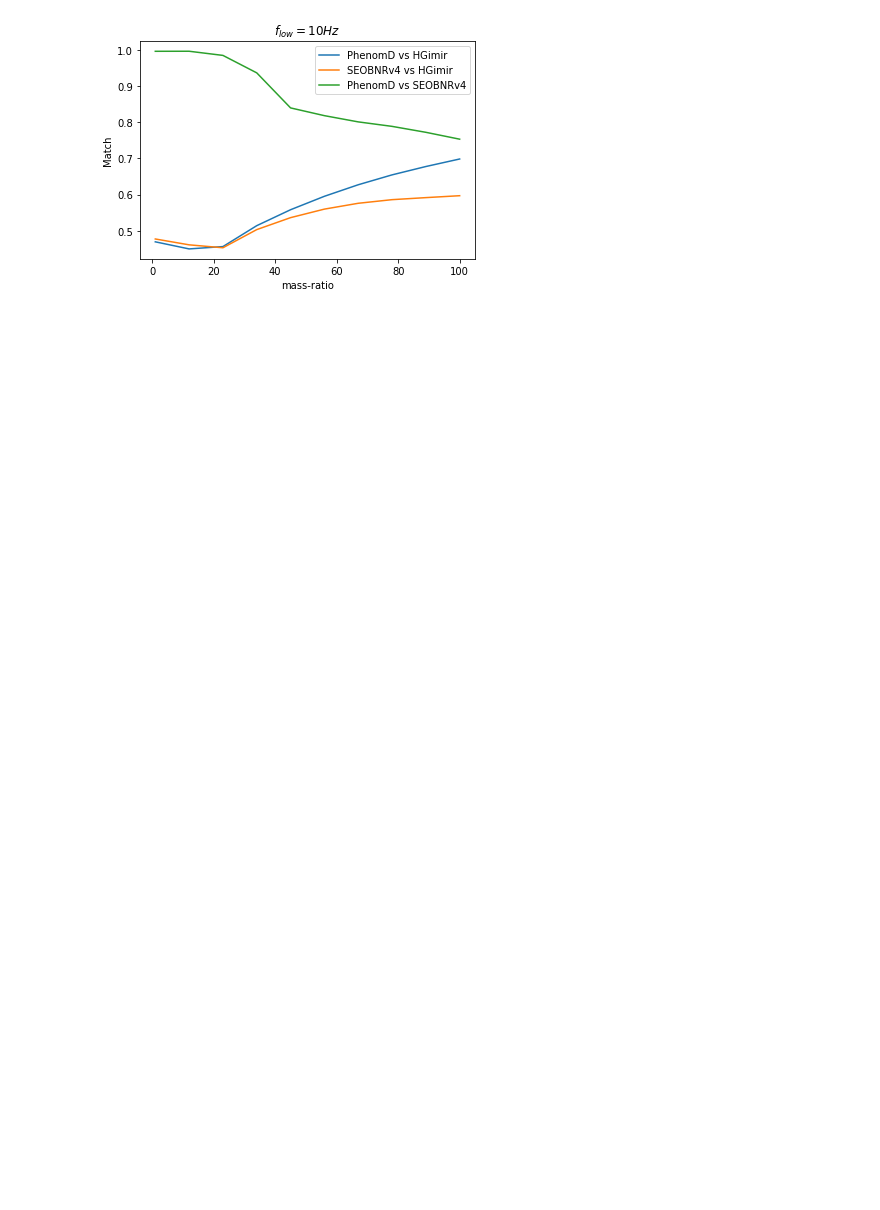
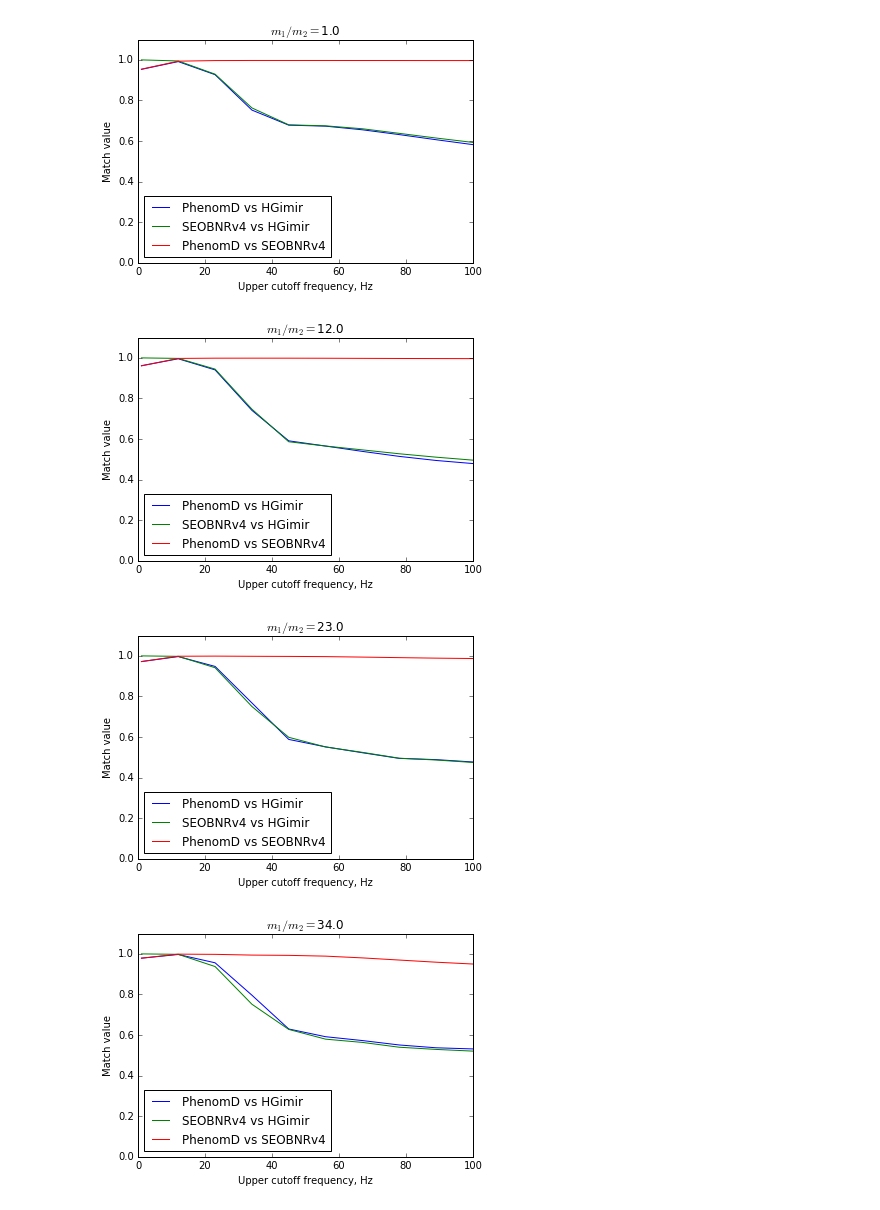
Before and after one commit to deyanmihaylov/ligoimri, a Jupyter notebook: main.ipynb, the cells around one changed output. Drawn from its saved outputs; the diff is of its cells as text; code cells hidden in the pictures; blank space fills up the shorter version.

```diff
--- a/main.ipynb
+++ b/main.ipynb
@@ -15,7 +12,6 @@ def compute_match(q_list, approx1="IMRPhenomD", approx2="SEOBNRv4", f_low=10, sa
     matchVals = []
 
     for n, q in enumerate(q_list):
-#         print (n)
         m1 = conversions.mass1_from_mtotal_q(mtotal, q)
         m2 = conversions.mass2_from_mtotal_q(mtotal, q)
 
@@ -31,8 +27,6 @@ def compute_match(q_list, approx1="IMRPhenomD", approx2="SEOBNRv4", f_low=10, sa
                                  f_lower=f_low,
                                  delta_t=1.0/sample_rate)
 
-
-
         # Resize the waveforms to the same length
         tlen = max(len(sp), len(hp))
         sp.resize(tlen)
@@ -45,7 +39,7 @@ def compute_match(q_list, approx1="IMRPhenomD", approx2="SEOBNRv4", f_low=10, sa
 
         # Note: This takes a while the first time as an FFT plan is generated
         # subsequent calls are much faster.
-        m, i = match(hp, sp, psd=psd, low_frequency_cutoff=f_low)
+        m, i = match(hp, sp, psd=psd, low_frequency_cutoff=f_low, high_frequency_cutoff= 2.5 * f_low)
         matchVals.append(m)
 
     return matchVals
@@ -77,10 +57,6 @@ pylab.plot(q_list, d_vs_eobv4, label="PhenomD vs SEOBNRv4")
 pylab.ylabel('Match')
 pylab.xlabel('mass-ratio')
 pylab.legend(loc='upper right')
-# pylab.xlim(0,20)
-# pylab.ylim(0.99, 1)
 
-pylab.title(r"$f_{low} = 10Hz$")
+pylab.title(r"$f_{low} = 10Hz$ $f_{high} = 25Hz$")
 pylab.show()
-# %% [output]
-[figure, removed]
@@ -86,0 +96,25 @@ pylab.show()
+# %%
+upper_f_list = numpy.linspace(11, 110, 10)
+# %%
+for q in q_list:
+    d_vs_eobv4 = compute_match_by_freq(upper_f_list=upper_f_list, mass_ratio=q)
+    d_vs_hgimi = compute_match_by_freq(upper_f_list=upper_f_list, approx1="IMRPhenomD", approx2='HGimri', mass_ratio=q)
+    eobv4_vs_hgimi = compute_match_by_freq(upper_f_list=upper_f_list, approx1="SEOBNRv4", approx2='HGimri', mass_ratio=q)
+
+    pylab.plot(q_list, d_vs_hgimi, label="PhenomD vs HGimir")
+    pylab.plot(q_list, eobv4_vs_hgimi, label="SEOBNRv4 vs HGimir")
+    pylab.plot(q_list, d_vs_eobv4, label="PhenomD vs SEOBNRv4")
+
+    pylab.xlabel('Upper cutoff frequency, Hz')
+    pylab.ylabel('Match value')
+    pylab.legend(loc='lower left')
+
+    pylab.ylim((0.0, 1.1))
+
+    pylab.title(r"$m_{1} / m_{2} = $" + str(q))
+    pylab.show()
+# %% [output]
+[figure, added]
+[figure, added]
+[figure, added]
+[figure, added]
```
Also changed, not shown: parts of 6 cells of this notebook.
